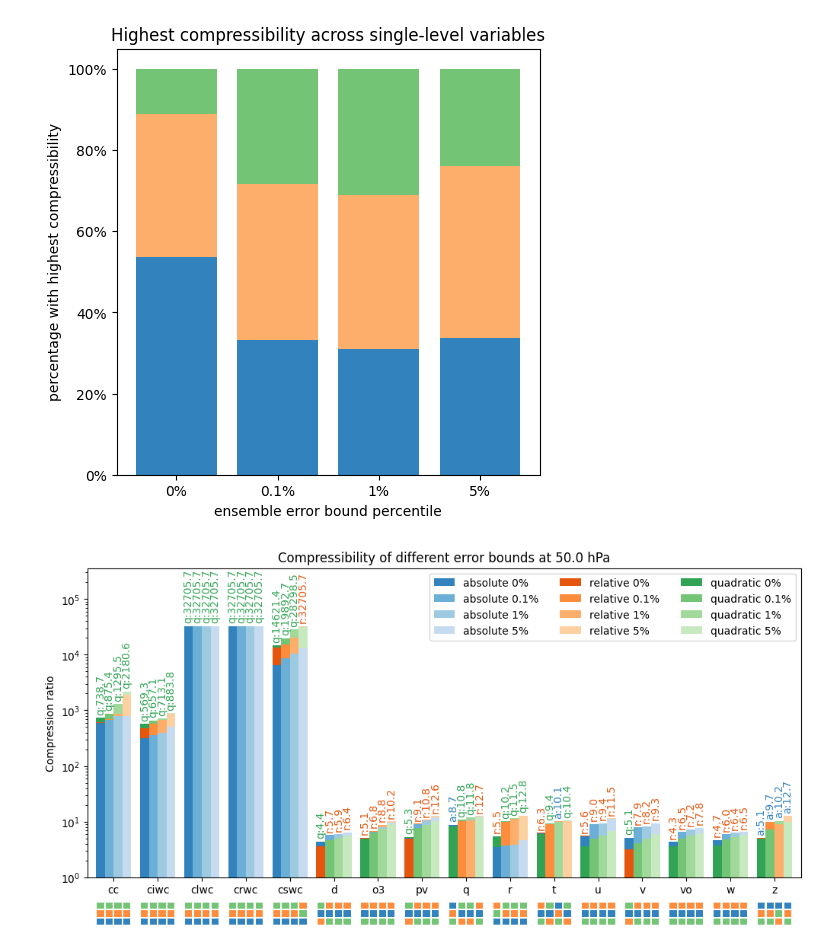
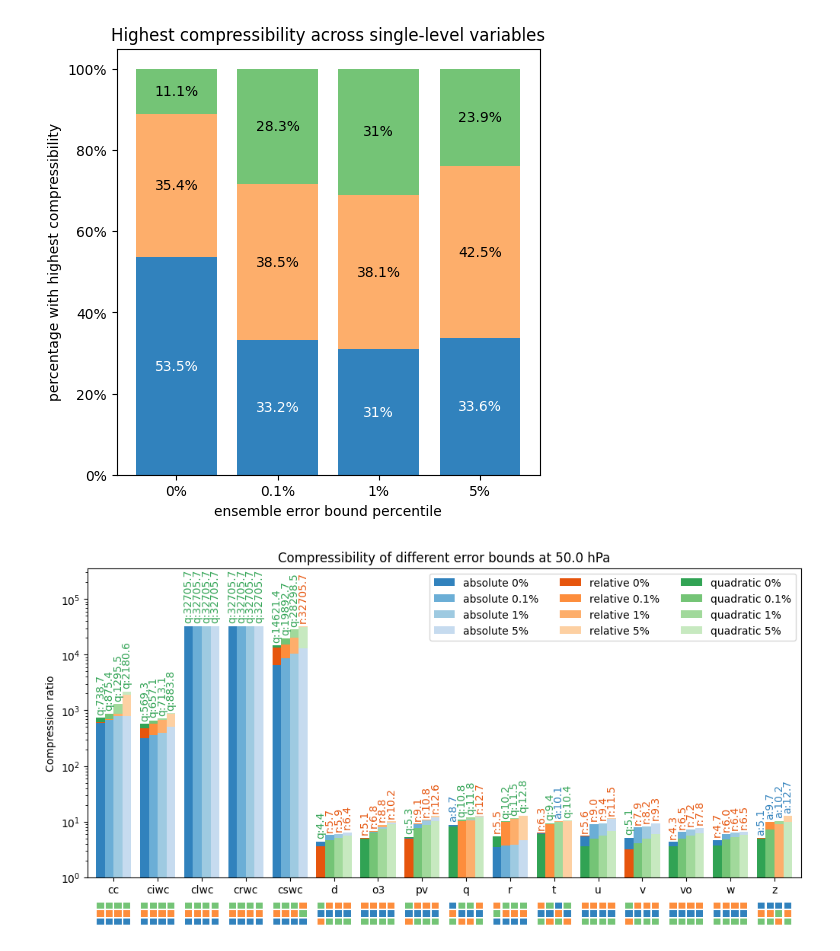
Before and after one commit to juntyr/era5-ensemble-compression-tolerance, a Jupyter notebook: compression-ratio-plots.ipynb, the cells around one changed output. Drawn from its saved outputs; the diff is of its cells as text; code cells hidden in the pictures.

Commit message:
Small plotting improvements

```diff
--- a/compression-ratio-plots.ipynb
+++ b/compression-ratio-plots.ipynb
@@ -42,34 +42,43 @@ for i, percentile in enumerate(percentiles):
                     ]
                 )
                 == j
             )
 
         ax.bar(
             i,
             count / len(variables),
             bottom=base / len(variables),
             color=c,
         )
 
+        ax.text(
+            i,
+            (count + base * 2) / (2 * len(variables)),
+            f"{np.format_float_positional(count / len(variables) * 100, trim='-', precision=1)}%",
+            va="center",
+            ha="center",
+            color=["white", "black", "black"][j],
+        )
+
         base += count
 
 ax.set_title("Highest compressibility across single-level variables")
 ax.set_xticks(range(len(percentiles)))
 ax.set_xticklabels(
     [
         f"{np.format_float_positional(p * 100, trim='-', precision=1)}%"
         for p in percentiles
     ]
 )
 ax.yaxis.set_major_formatter(mtick.PercentFormatter(1))
 
 ax.set_xlabel("ensemble error bound percentile")
 ax.set_ylabel("percentage with highest compressibility")
 
 plt.show()
 fig.savefig(plots / "single.pdf")
 # %% [output]
-[figure, old version]
+[figure, new version]
 # %%
 variables = list(compression_ratios_pressure["name"].unique())
 levels = list(compression_ratios_pressure["level"].unique())
```
Also changed, not shown: 1 other file.
